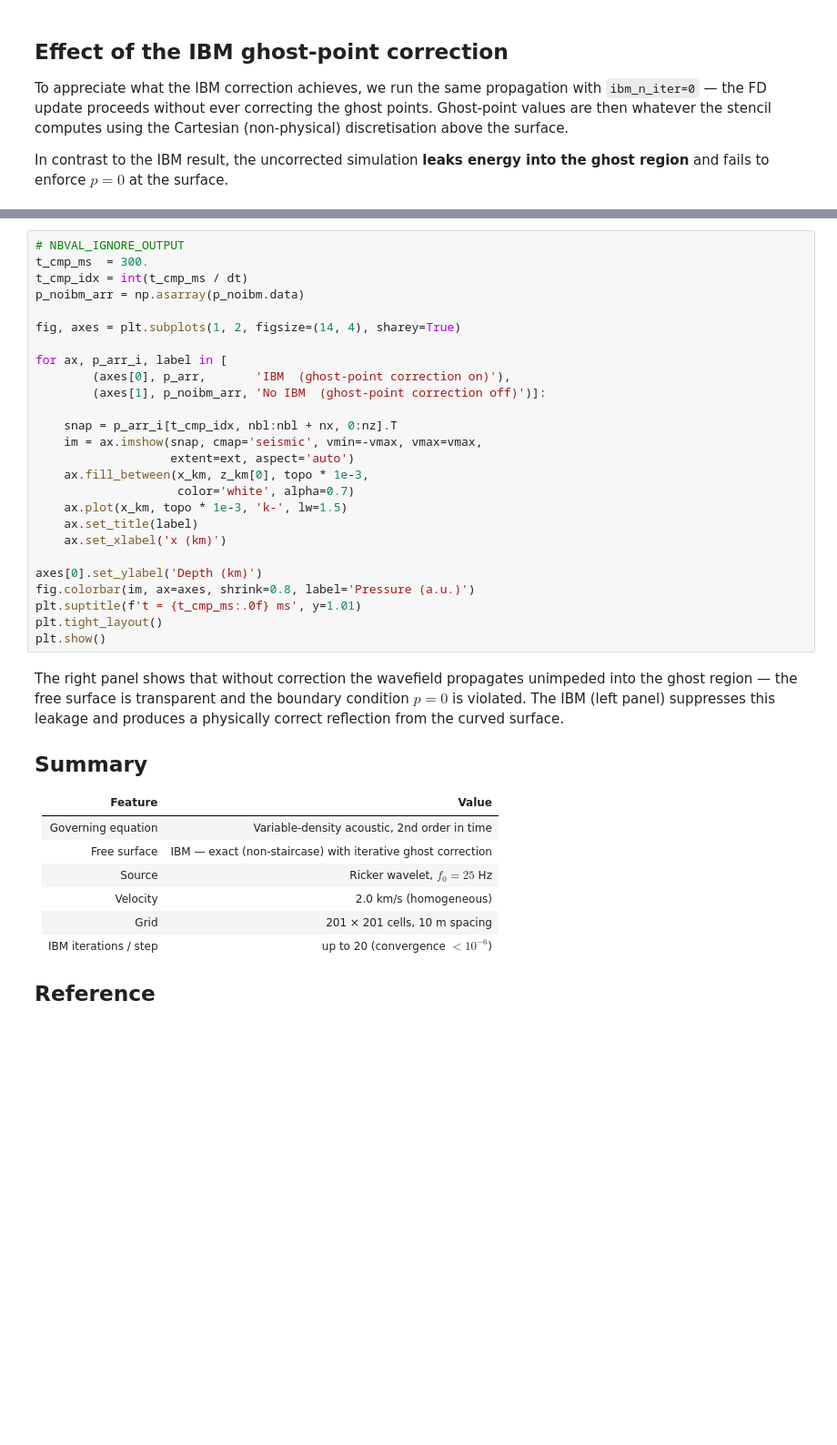
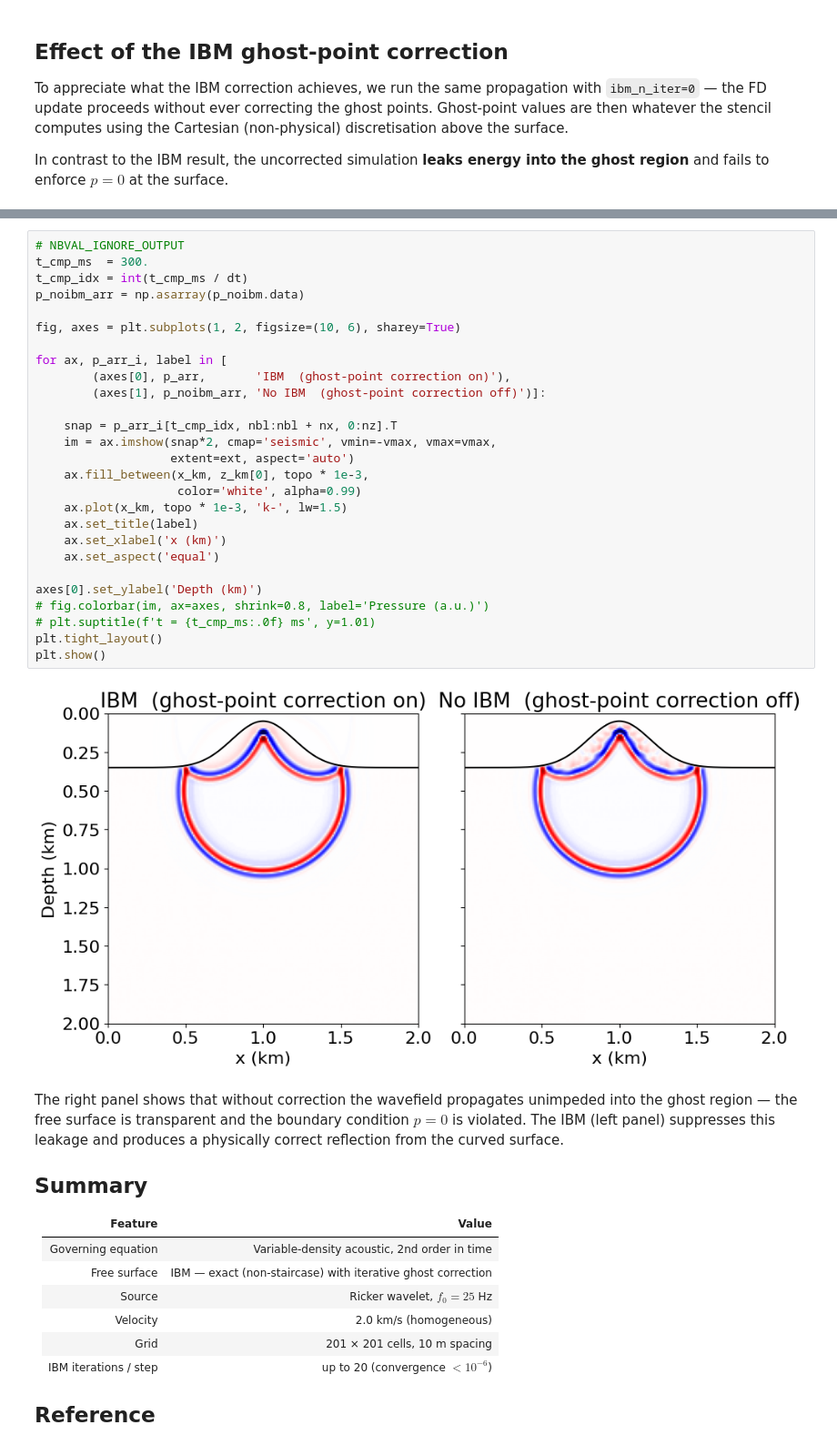
Before and after one commit to AndreyVyaznikovtsev/devito, a Jupyter notebook: examples/seismic/tutorials/19_acoustic_topo_ibm.ipynb, the cells around one changed output, grey strips where cells are left out. Shown at 91% size. Saved outputs shown, nothing was run; the diff lists cells and outputs as text; blank space fills up the shorter version.

```diff
--- a/examples/seismic/tutorials/19_acoustic_topo_ibm.ipynb
+++ b/examples/seismic/tutorials/19_acoustic_topo_ibm.ipynb
@@ -228,29 +285,32 @@ rec_noibm, p_noibm, _ = solver.forward(save=True, ibm_n_iter=0)
 # %%
 # NBVAL_IGNORE_OUTPUT
 t_cmp_ms  = 300.
 t_cmp_idx = int(t_cmp_ms / dt)
 p_noibm_arr = np.asarray(p_noibm.data)
 
-fig, axes = plt.subplots(1, 2, figsize=(14, 4), sharey=True)
+fig, axes = plt.subplots(1, 2, figsize=(10, 6), sharey=True)
 
 for ax, p_arr_i, label in [
         (axes[0], p_arr,       'IBM  (ghost-point correction on)'),
         (axes[1], p_noibm_arr, 'No IBM  (ghost-point correction off)')]:
 
     snap = p_arr_i[t_cmp_idx, nbl:nbl + nx, 0:nz].T
-    im = ax.imshow(snap, cmap='seismic', vmin=-vmax, vmax=vmax,
+    im = ax.imshow(snap*2, cmap='seismic', vmin=-vmax, vmax=vmax,
                    extent=ext, aspect='auto')
     ax.fill_between(x_km, z_km[0], topo * 1e-3,
-                    color='white', alpha=0.7)
+                    color='white', alpha=0.99)
     ax.plot(x_km, topo * 1e-3, 'k-', lw=1.5)
     ax.set_title(label)
     ax.set_xlabel('x (km)')
+    ax.set_aspect('equal')
 
 axes[0].set_ylabel('Depth (km)')
-fig.colorbar(im, ax=axes, shrink=0.8, label='Pressure (a.u.)')
-plt.suptitle(f't = {t_cmp_ms:.0f} ms', y=1.01)
+# fig.colorbar(im, ax=axes, shrink=0.8, label='Pressure (a.u.)')
+# plt.suptitle(f't = {t_cmp_ms:.0f} ms', y=1.01)
 plt.tight_layout()
 plt.show()
+# %% [output]
+[figure, added]
 # %% [markdown]
 The right panel shows that without correction the wavefield propagates unimpeded
 into the ghost region — the free surface is transparent and the boundary
```
Also changed, not shown: parts of 8 cells of this notebook.
